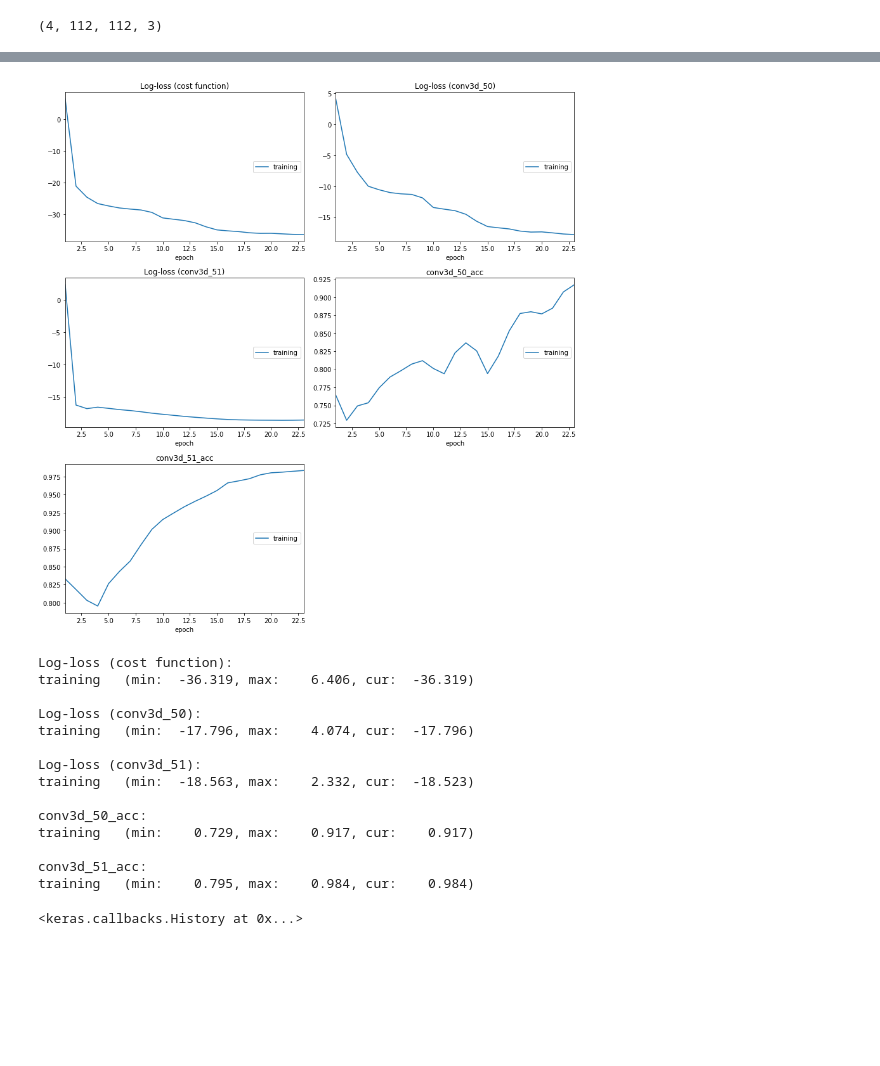
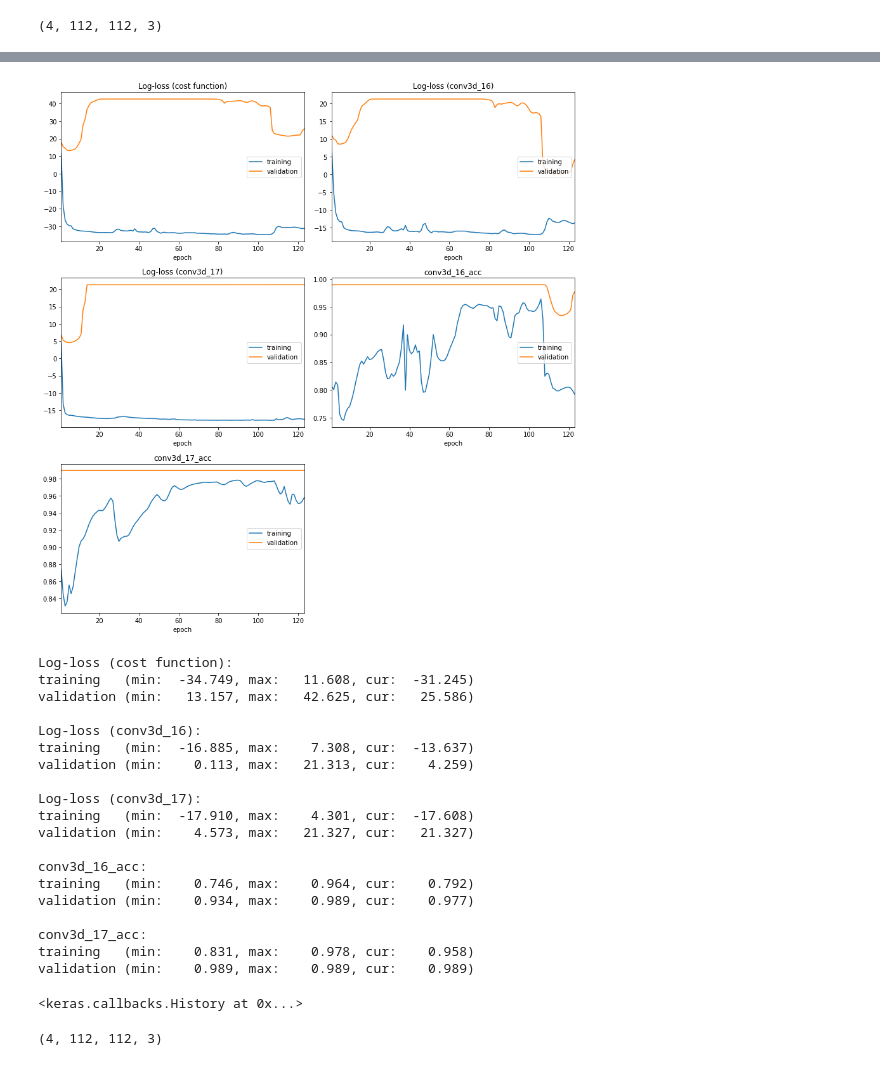
Before and after one commit to cvasii23/DS3DRFCNN_keras, a Jupyter notebook: DS3DRFCNN-v2.ipynb, the cells around one changed output, grey strips where cells are left out. Cells and saved outputs as stored; diff of their text form; code cells hidden in the pictures; blank space fills up the shorter version.

```diff
--- a/DS3DRFCNN-v2.ipynb
+++ b/DS3DRFCNN-v2.ipynb
@@ -23,6 +27,8 @@ labels = [np.load(os.path.join('4d_labels',file)) for file in os.listdir('4d_lab
 images[0].shape
 # %% [output]
 (4, 112, 112, 3)
+# %%
+images_train, images_valid, labels_train, labels_valid = train_test_split(images, labels, test_size=0.2, shuffle= True)
 # %%
 #y = to_categorical(labels)
 X = images
@@ -48,2 +47,14 @@ y = np.array(y)
+# %%
+
+
+X_train = np.array(images_train)
+X_train = X_train / 255.
+
+y_train = np.array(labels_train)
+
+X_validation = np.array(images_valid)
+X_validation = X_validation / 255.
+
+y_validation = np.array(labels_valid)
 # %%
 
@@ -159,22 +170,28 @@ ________________________________________________________________________________
 # %%
-adam = Adam(lr=0.0005, beta_1=0.9, beta_2=0.999, epsilon=1e-08)
+adam = Adam(lr=0.01, beta_1=0.9, beta_2=0.999, epsilon=1e-08)
 model.compile(optimizer=adam, loss='binary_crossentropy',metrics=['accuracy'])
 # %%
-model.fit(X,[y,y], batch_size=8, epochs=23, callbacks=[PlotLossesCallback()],verbose=0)
+model.fit(X_train,[y_train,y_train], batch_size=8, epochs=123,
+          validation_data=(X_validation,[y_validation,y_validation]),callbacks=[PlotLossesCallback()],verbose=0)
 # %% [output]
-[figure, old version]
+[figure, new version]
 Log-loss (cost function):
-training   (min:  -36.319, max:    6.406, cur:  -36.319)
+training   (min:  -34.749, max:   11.608, cur:  -31.245)
+validation (min:   13.157, max:   42.625, cur:   25.586)
 
-Log-loss (conv3d_50):
-training   (min:  -17.796, max:    4.074, cur:  -17.796)
+Log-loss (conv3d_16):
+training   (min:  -16.885, max:    7.308, cur:  -13.637)
+validation (min:    0.113, max:   21.313, cur:    4.259)
 
-Log-loss (conv3d_51):
-training   (min:  -18.563, max:    2.332, cur:  -18.523)
+Log-loss (conv3d_17):
+training   (min:  -17.910, max:    4.301, cur:  -17.608)
+validation (min:    4.573, max:   21.327, cur:   21.327)
 
-conv3d_50_acc:
-training   (min:    0.729, max:    0.917, cur:    0.917)
+conv3d_16_acc:
+training   (min:    0.746, max:    0.964, cur:    0.792)
+validation (min:    0.934, max:    0.989, cur:    0.977)
 
-conv3d_51_acc:
-training   (min:    0.795, max:    0.984, cur:    0.984)
+conv3d_17_acc:
+training   (min:    0.831, max:    0.978, cur:    0.958)
+validation (min:    0.989, max:    0.989, cur:    0.989)
 <keras.callbacks.History at 0x...>
@@ -180,0 +203,4 @@ training   (min:    0.795, max:    0.984, cur:    0.984)
+# %%
+y_pred.shape
+# %% [output]
+(4, 112, 112, 3)
```
Also changed, not shown: parts of 18 cells of this notebook, 1 other file.
